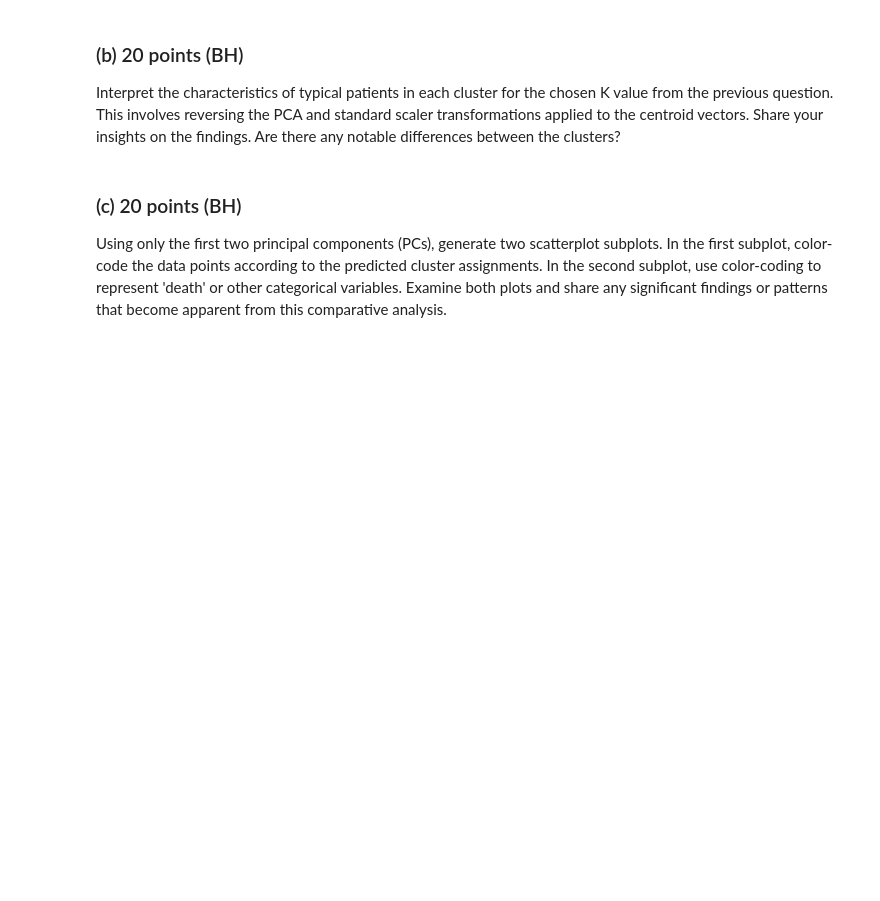
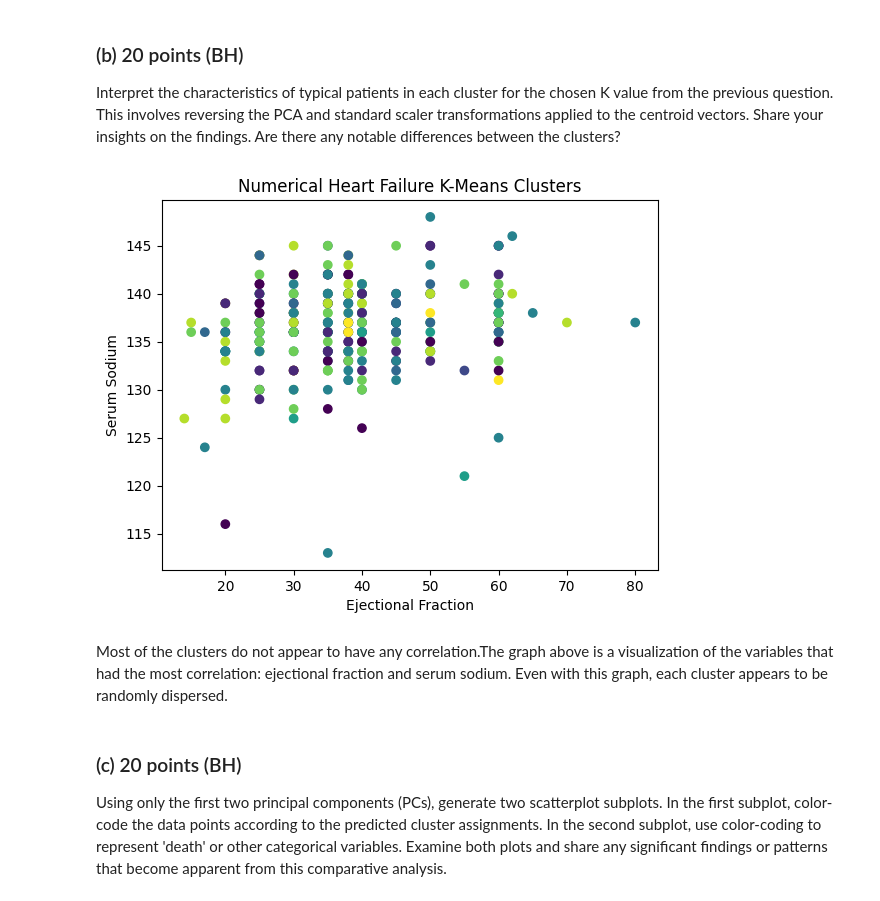
Before and after one commit to Ben-Heinze/CSCI-491-Data-Visualization, a Jupyter notebook: Assignment 3/3- Scatterplot, dimension reduction and clustering.ipynb, the cells around one changed output. Cells and saved outputs as stored; diff of their text form; code cells hidden in the pictures; blank space fills up the shorter version.

```diff
--- a/Assignment 3/3- Scatterplot, dimension reduction and clustering.ipynb
+++ b/Assignment 3/3- Scatterplot, dimension reduction and clustering.ipynb
@@ -152,6 +179,26 @@ Reshape your data either using array.reshape(-1, 1) if your data has a single fe
 # %% [markdown]
 ### (b) 20 points (BH)
 Interpret the characteristics of typical patients in each cluster for the chosen K value from the previous question. This involves reversing the PCA and standard scaler transformations applied to the centroid vectors. Share your insights on the findings. Are there any notable differences between the clusters?
+# %%
+# reverses pca
+originalNumData = numericalPCA.inverse_transform(pcaTransformedDataset)
+# reverses Standard Scaler
+originalNumData = scaler.inverse_transform(originalNumData)
+
+#
+kmeans = KMeans(n_clusters=10, init='k-means++', max_iter=300) #kmeans requires knowing the number of clusters. In this case we wouldnt know there are 4 so we assume 3
+pred_cluster_labels = kmeans.fit_predict(originalNumData) #array that tells you which point exists in which cluster
+
+plt.scatter(originalNumData[:,2],originalNumData[:,5], c=pred_cluster_labels)
+#plt.scatter(kmeans.cluster_centers_[:,0], kmeans.cluster_centers_[:,1], c='red', s=50)
+plt.xlabel("Ejectional Fraction")
+plt.ylabel("Serum Sodium")
+plt.title("Numerical Heart Failure K-Means Clusters")
+plt.show()
+# %% [output]
+[figure, added]
+# %% [markdown]
+Most of the clusters do not appear to have any correlation.The graph above is a visualization of the variables that had the most correlation: ejectional fraction and serum sodium. Even with this graph, each cluster appears to be randomly dispersed.
 # %% [markdown]
 ### (c) 20 points (BH)
 Using only the first two principal components (PCs), generate two scatterplot subplots. In the first subplot, color-code the data points according to the predicted cluster assignments. In the second subplot, use color-coding to represent 'death' or other categorical variables. Examine both plots and share any significant findings or patterns that become apparent from this comparative analysis.
```
Also changed, not shown: parts of 12 cells of this notebook.
